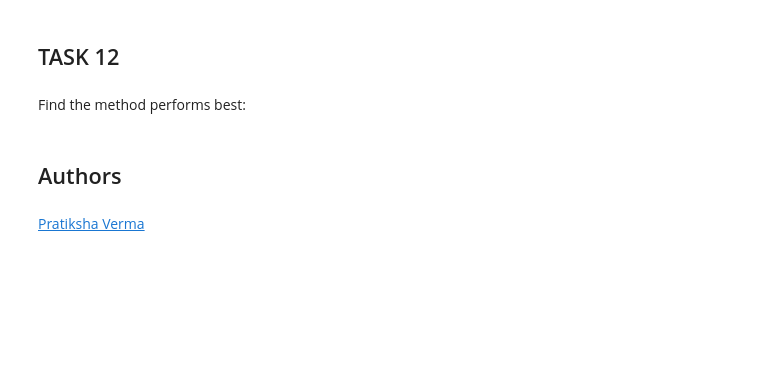
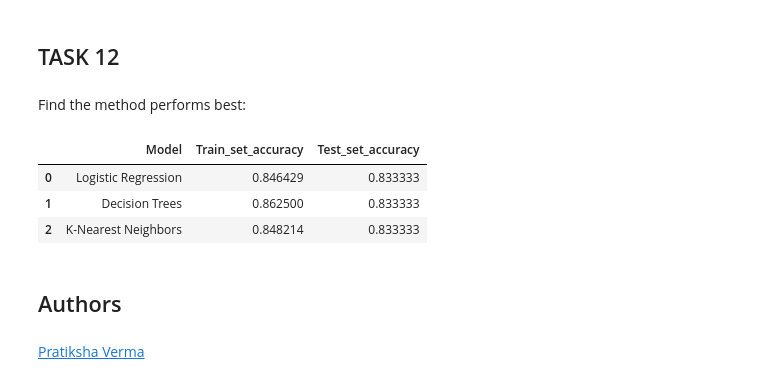
Before and after one commit to umbreon13/Capstone_Applied_Data_Science, a Jupyter notebook: 8-SpaceX_Machine_Learning_Prediction.ipynb, the cells around one changed output. Saved outputs shown, nothing was run; the diff lists cells and outputs as text; code cells hidden in the pictures; blank space fills up the shorter version.

```diff
--- a/8-SpaceX_Machine_Learning_Prediction.ipynb
+++ b/8-SpaceX_Machine_Learning_Prediction.ipynb
@@ -84,13 +84,13 @@ def plot_confusion_matrix(y,y_predict):
 # %% [markdown]
 Load the data
 # %%
-from js import fetch
-import io
+# from js import fetch
+# import io
 
 URL1 = "https://cf-courses-data.s3.us.cloud-object-storage.appdomain.cloud/IBM-DS0321EN-SkillsNetwork/datasets/dataset_part_2.csv"
-resp1 = await fetch(URL1)
-text1 = io.BytesIO((await resp1.arrayBuffer()).to_py())
-data = pd.read_csv(text1)
+# resp1 = await fetch(URL1)
+# text1 = io.BytesIO((await resp1.arrayBuffer()).to_py())
+data = pd.read_csv(URL1)
 # %%
 data.head()
 # %% [output]
@@ -102,9 +102,9 @@ data.head()
 | 4 | 5 | 2013-12-03 | Falcon 9 | 3170.000000 | GTO | CCAFS SLC 40 | None None | 1 | False | ... |
 # %%
 URL2 = 'https://cf-courses-data.s3.us.cloud-object-storage.appdomain.cloud/IBM-DS0321EN-SkillsNetwork/datasets/dataset_part_3.csv'
-resp2 = await fetch(URL2)
-text2 = io.BytesIO((await resp2.arrayBuffer()).to_py())
-X = pd.read_csv(text2)
+# resp2 = await fetch(URL2)
+# text2 = io.BytesIO((await resp2.arrayBuffer()).to_py())
+X = pd.read_csv(URL2)
 # %%
 X.head(100)
 # %% [output]
@@ -355,3 +353,20 @@ Find the method performs best:
+# %%
+model_list = [logreg_cv, tree_cv, knn_cv]
+model = ['Logistic Regression', 'Decision Trees', 'K-Nearest Neighbors']
+train_acc = [mod.best_score_ for mod in model_list]
+test_acc = [mod.score(X_test, Y_test) for mod in model_list]
+
+df = pd.DataFrame()
+df['Model'] = model
+df['Train_set_accuracy'] = train_acc
+df['Test_set_accuracy'] = test_acc
+
+df
+# %% [output]
+|  | Model | Train_set_accuracy | Test_set_accuracy |
+| 0 | Logistic Regression | 0.846429 | 0.833333 |
+| 1 | Decision Trees | 0.862500 | 0.833333 |
+| 2 | K-Nearest Neighbors | 0.848214 | 0.833333 |
 # %% [markdown]
 ## Authors
 # %% [markdown]
```
Also changed, not shown: parts of 7 cells of this notebook, 2 other files.
